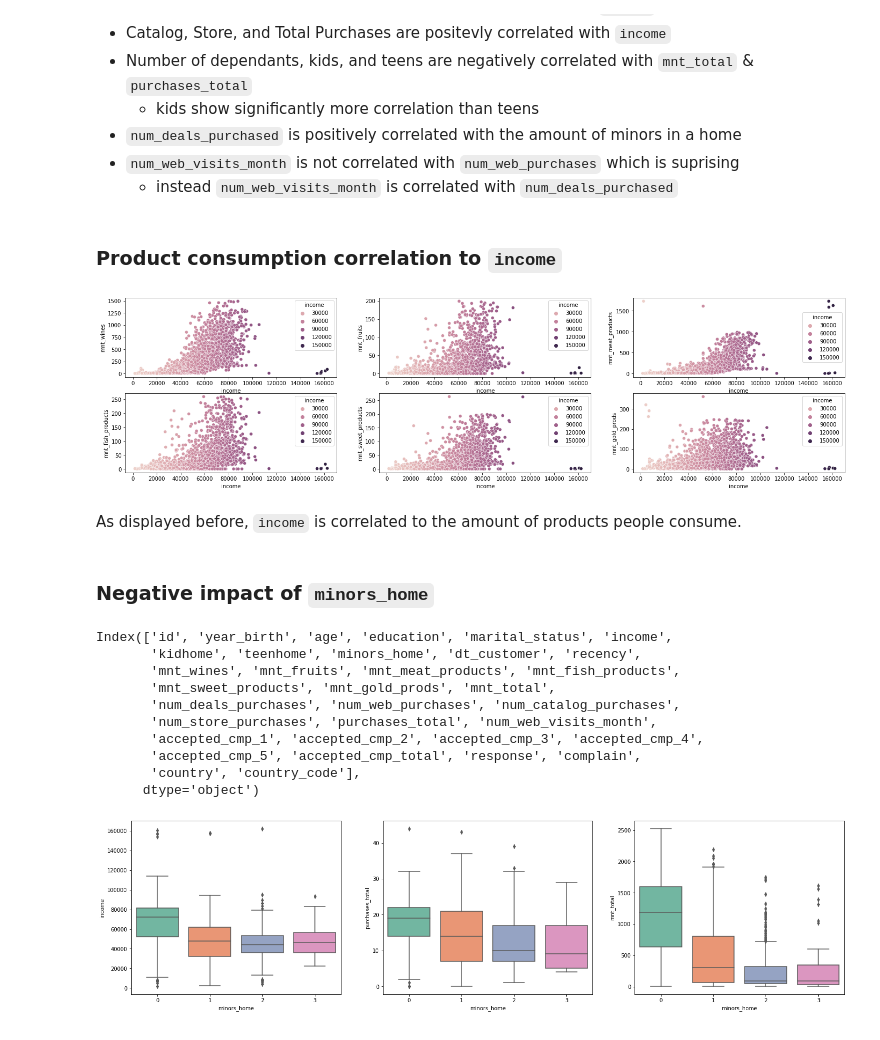
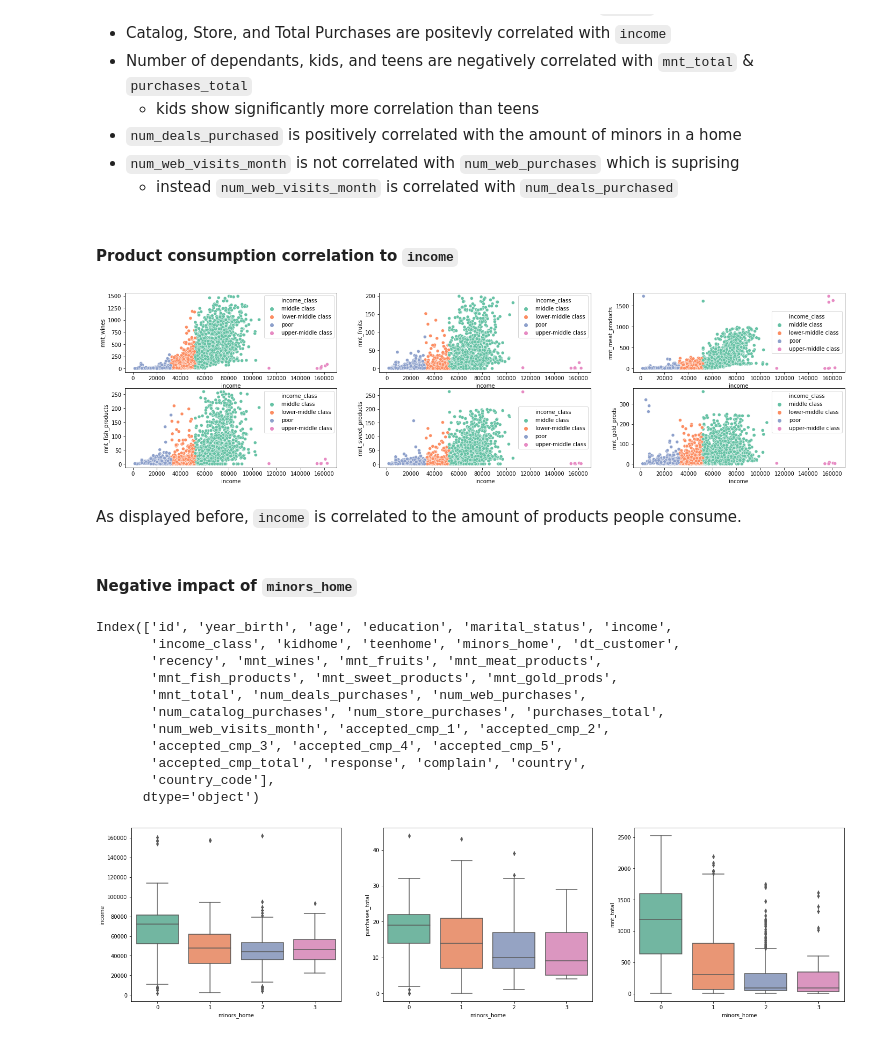
Before and after one commit to mr-emreerturk/Marketing-Analytics_EDA, a Jupyter notebook: notebook_eda.ipynb, the cells around one changed output. Saved outputs shown, nothing was run; the diff lists cells and outputs as text; code cells hidden in the pictures.

```diff
--- a/notebook_eda.ipynb
+++ b/notebook_eda.ipynb
@@ -215,3 +215,17 @@ data['purchases_total'] = data[purchases_columns].sum(axis=1)
 # Total Campaigns Accepted
 campaigns_column = [column for column in data.columns if 'cmp' in column] + ['response']
 data['accepted_cmp_total'] = data[campaigns_column].sum(axis=1)
+
+# Create income categories
+data["income_class"] = data.income.copy()
+for x in data.income_class:
+    if x <= 32000:
+        data.income_class.replace(x, "poor",inplace=True)
+    elif 32000 < x <= 52000:
+        data.income_class.replace(x, "lower-middle class",inplace=True)
+    elif 52000 < x <= 106000:
+        data.income_class.replace(x, "middle class",inplace=True)
+    elif 106000 < x <= 373000:
+        data.income_class.replace(x, "upper-middle class",inplace=True)
+    elif x > 373000:
+        data.income_class.replace(x, "rich",inplace=True)
@@ -247,6 +278,7 @@ order = [
     'education',
     'marital_status',
     'income',
+    'income_class',
     'kidhome',
     'teenhome',
     'minors_home',
@@ -335,44 +367,45 @@ plt.show()
 - `num_web_visits_month` is not correlated with `num_web_purchases` which is suprising
     - instead `num_web_visits_month` is correlated with `num_deals_purchased`
 # %% [markdown]
-### Product consumption correlation to `income`
+#### Product consumption correlation to `income`
 # %%
 fig, ax = plt.subplots(2,3,figsize=(24,6)) # Create subplots
 
 # Create plots for individual products consumed
-sns.scatterplot(data=df, x="income", y="mnt_wines", hue="income", ax=ax[0,0])
-sns.scatterplot(data=df, x="income", y="mnt_fruits", hue="income", ax=ax[0,1])
-sns.scatterplot(data=df, x="income", y="mnt_meat_products", hue="income", ax=ax[0,2])
-sns.scatterplot(data=df, x="income", y="mnt_fish_products", hue="income", ax=ax[1,0])
-sns.scatterplot(data=df, x="income", y="mnt_sweet_products", hue="income", ax=ax[1,1])
-sns.scatterplot(data=df, x="income", y="mnt_gold_prods", hue="income", ax=ax[1,2])
+sns.scatterplot(data=df, x="income", y="mnt_wines", hue="income_class", ax=ax[0,0])
+sns.scatterplot(data=df, x="income", y="mnt_fruits", hue="income_class", ax=ax[0,1])
+sns.scatterplot(data=df, x="income", y="mnt_meat_products", hue="income_class", ax=ax[0,2])
+sns.scatterplot(data=df, x="income", y="mnt_fish_products", hue="income_class", ax=ax[1,0])
+sns.scatterplot(data=df, x="income", y="mnt_sweet_products", hue="income_class", ax=ax[1,1])
+sns.scatterplot(data=df, x="income", y="mnt_gold_prods", hue="income_class", ax=ax[1,2])
 
 # Create plotly plot for total products consumed
-fig = px.scatter(df, x="income", y="mnt_total",color="income", color_continuous_scale='Agsunset_r',
+fig = px.scatter(df, x="income", y="mnt_total",color="income_class", color_continuous_scale='Agsunset_r',
     trendline="lowess",trendline_scope="overall", trendline_color_override="black",
     title="Amount of (total) products consumed per annual income")
 
 fig.update_xaxes(showgrid=False, zeroline=True)
 fig.update_yaxes(showgrid=False, zeroline=True)
 fig.update_layout(legend=dict(yanchor="top",y=1.1))
 # %% [output]
-[figure, old version]
+[figure, new version]
 # %% [markdown]
 As displayed before, `income` is correlated to the amount of products people consume.
 # %% [markdown]
-### Negative impact of `minors_home`
+#### Negative impact of `minors_home`
 # %%
 df.columns
 # %% [output]
 Index(['id', 'year_birth', 'age', 'education', 'marital_status', 'income',
-       'kidhome', 'teenhome', 'minors_home', 'dt_customer', 'recency',
-       'mnt_wines', 'mnt_fruits', 'mnt_meat_products', 'mnt_fish_products',
-       'mnt_sweet_products', 'mnt_gold_prods', 'mnt_total',
-       'num_deals_purchases', 'num_web_purchases', 'num_catalog_purchases',
-       'num_store_purchases', 'purchases_total', 'num_web_visits_month',
-       'accepted_cmp_1', 'accepted_cmp_2', 'accepted_cmp_3', 'accepted_cmp_4',
-       'accepted_cmp_5', 'accepted_cmp_total', 'response', 'complain',
-       'country', 'country_code'],
+       'income_class', 'kidhome', 'teenhome', 'minors_home', 'dt_customer',
+       'recency', 'mnt_wines', 'mnt_fruits', 'mnt_meat_products',
+       'mnt_fish_products', 'mnt_sweet_products', 'mnt_gold_prods',
+       'mnt_total', 'num_deals_purchases', 'num_web_purchases',
+       'num_catalog_purchases', 'num_store_purchases', 'purchases_total',
+       'num_web_visits_month', 'accepted_cmp_1', 'accepted_cmp_2',
+       'accepted_cmp_3', 'accepted_cmp_4', 'accepted_cmp_5',
+       'accepted_cmp_total', 'response', 'complain', 'country',
+       'country_code'],
       dtype='object')
 # %%
 fig, ax = plt.subplots(1,3, figsize=(24,6))
```
Also changed, not shown: parts of 18 cells of this notebook.
